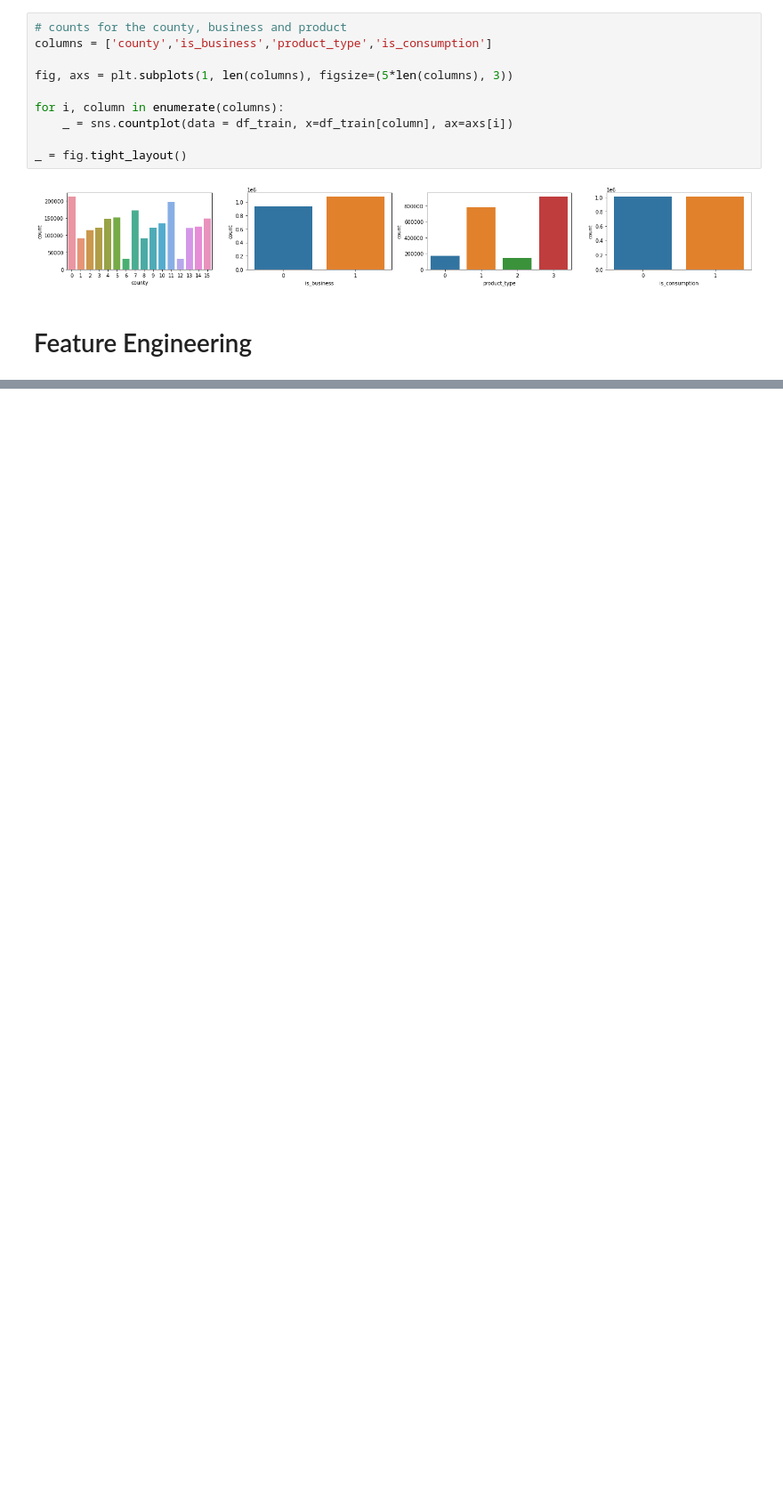
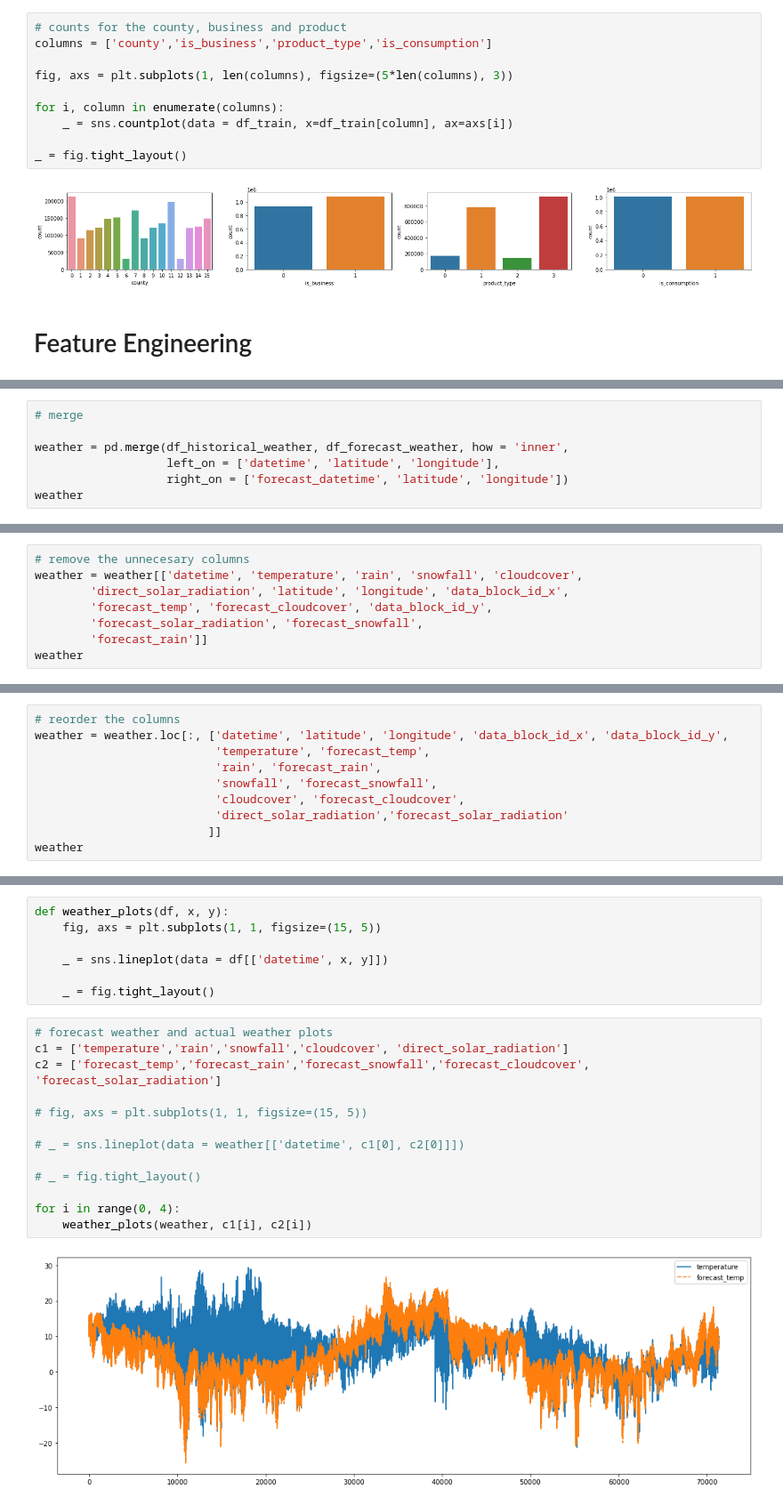
Before and after one commit to Himanshu1948/Enefit, a Jupyter notebook: notebooks/EDA.ipynb, the cells around one changed output, grey strips where cells are left out. Shown at 89% size. Cells and saved outputs as stored; diff of their text form; blank space fills up the shorter version.

Commit message:
Historical Weather and Forecast Weather Merged

```diff
--- a/EDA/EDA.ipynb
+++ b/notebooks/EDA.ipynb
@@ -374,0 +485,7 @@ _ = fig.tight_layout()
+# %%
+# merge
+
+weather = pd.merge(df_historical_weather, df_forecast_weather, how = 'inner',
+                   left_on = ['datetime', 'latitude', 'longitude'],
+                   right_on = ['forecast_datetime', 'latitude', 'longitude'])
+weather
@@ -374,0 +527,8 @@ _ = fig.tight_layout()
+# %%
+# remove the unnecesary columns
+weather = weather[['datetime', 'temperature', 'rain', 'snowfall', 'cloudcover',
+        'direct_solar_radiation', 'latitude', 'longitude', 'data_block_id_x',
+        'forecast_temp', 'forecast_cloudcover', 'data_block_id_y',
+        'forecast_solar_radiation', 'forecast_snowfall',
+        'forecast_rain']]
+weather
@@ -374,0 +549,10 @@ _ = fig.tight_layout()
+# %%
+# reorder the columns
+weather = weather.loc[:, ['datetime', 'latitude', 'longitude', 'data_block_id_x', 'data_block_id_y',
+                          'temperature', 'forecast_temp',
+                          'rain', 'forecast_rain',
+                          'snowfall', 'forecast_snowfall',
+                          'cloudcover', 'forecast_cloudcover',
+                          'direct_solar_radiation','forecast_solar_radiation'
+                         ]]
+weather
@@ -374,0 +573,22 @@ _ = fig.tight_layout()
+# %%
+def weather_plots(df, x, y):
+    fig, axs = plt.subplots(1, 1, figsize=(15, 5))
+
+    _ = sns.lineplot(data = df[['datetime', x, y]])
+
+    _ = fig.tight_layout()
+# %%
+# forecast weather and actual weather plots
+c1 = ['temperature','rain','snowfall','cloudcover', 'direct_solar_radiation']
+c2 = ['forecast_temp','forecast_rain','forecast_snowfall','forecast_cloudcover', 'forecast_solar_radiation']
+
+# fig, axs = plt.subplots(1, 1, figsize=(15, 5))
+
+# _ = sns.lineplot(data = weather[['datetime', c1[0], c2[0]]])
+
+# _ = fig.tight_layout()
+
+for i in range(0, 4):
+    weather_plots(weather, c1[i], c2[i])
+# %% [output]
+[figure, added]
```
Also changed, not shown: parts of 28 cells of this notebook.
